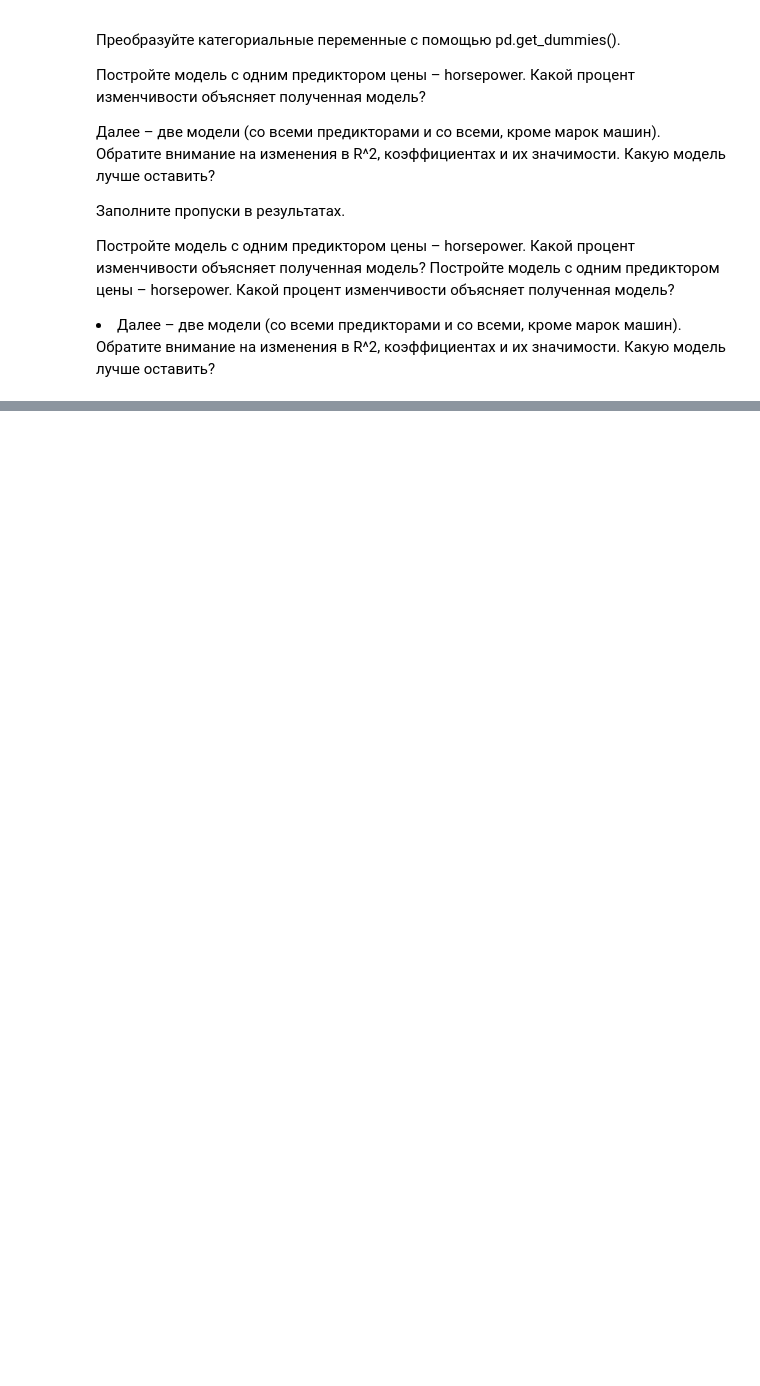
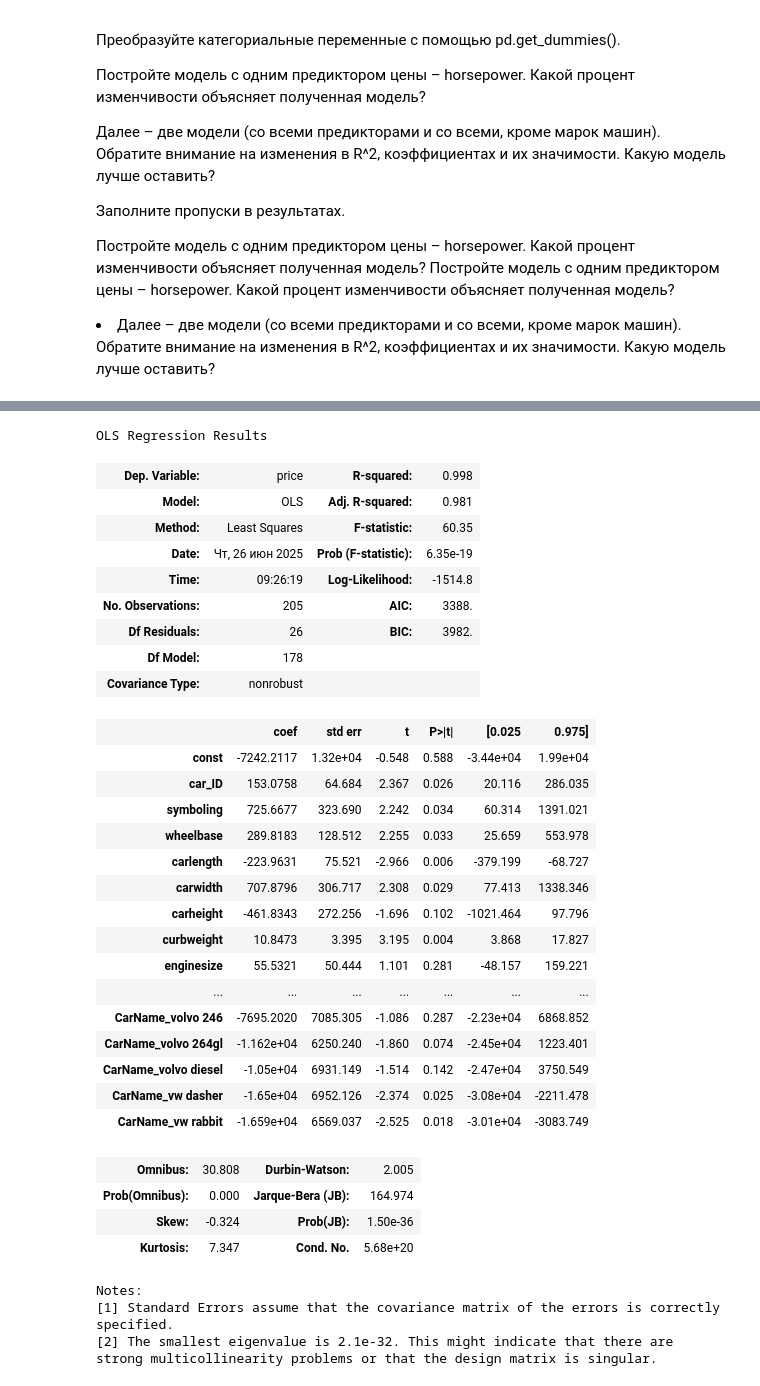
Before and after one commit to m-amirov/karpov.courses, a Jupyter notebook: Statistic/statistic_hw_lesson_7.ipynb, the cells around one changed output, grey strips where cells are left out. Cells and saved outputs as stored; diff of their text form; code cells hidden in the pictures; blank space fills up the shorter version.

```diff
--- a/Statistic/statistic_hw_lesson_7.ipynb
+++ b/Statistic/statistic_hw_lesson_7.ipynb
@@ -22,0 +107,46 @@ df = pd.read_csv("")
+# %%
+df_dummy = pd.get_dummies(data=df, drop_first=True)
+for col in df_dummy.select_dtypes(include='bool').columns:
+    df_dummy[col] = df_dummy[col].map({True: 1, False: 0})
+X = df_dummy.drop(['price'], axis='columns') #предикторы
+y = df_dummy['price'] #целевая переменная
+
+#не забываем про константу
+X = sm.add_constant(X)
+
+sm.OLS(y, X).fit().summary()
+# %% [output]
+OLS Regression Results
+| Dep. Variable: | price | R-squared: | 0.998 |
+| Model: | OLS | Adj. R-squared: | 0.981 |
+| Method: | Least Squares | F-statistic: | 60.35 |
+| Date: | Чт, 26 июн 2025 | Prob (F-statistic): | 6.35e-19 |
+| Time: | 09:26:19 | Log-Likelihood: | -1514.8 |
+| No. Observations: | 205 | AIC: | 3388. |
+| Df Residuals: | 26 | BIC: | 3982. |
+| Df Model: | 178 |  |  |
+| Covariance Type: | nonrobust |  |  |
+|  | coef | std err | t | P>|t| | [0.025 | 0.975] |
+| const | -7242.2117 | 1.32e+04 | -0.548 | 0.588 | -3.44e+04 | 1.99e+04 |
+| car_ID | 153.0758 | 64.684 | 2.367 | 0.026 | 20.116 | 286.035 |
+| symboling | 725.6677 | 323.690 | 2.242 | 0.034 | 60.314 | 1391.021 |
+| wheelbase | 289.8183 | 128.512 | 2.255 | 0.033 | 25.659 | 553.978 |
+| carlength | -223.9631 | 75.521 | -2.966 | 0.006 | -379.199 | -68.727 |
+| carwidth | 707.8796 | 306.717 | 2.308 | 0.029 | 77.413 | 1338.346 |
+| carheight | -461.8343 | 272.256 | -1.696 | 0.102 | -1021.464 | 97.796 |
+| curbweight | 10.8473 | 3.395 | 3.195 | 0.004 | 3.868 | 17.827 |
+| enginesize | 55.5321 | 50.444 | 1.101 | 0.281 | -48.157 | 159.221 |
+| ... | ... | ... | ... | ... | ... | ... |
+| CarName_volvo 246 | -7695.2020 | 7085.305 | -1.086 | 0.287 | -2.23e+04 | 6868.852 |
+| CarName_volvo 264gl | -1.162e+04 | 6250.240 | -1.860 | 0.074 | -2.45e+04 | 1223.401 |
+| CarName_volvo diesel | -1.05e+04 | 6931.149 | -1.514 | 0.142 | -2.47e+04 | 3750.549 |
+| CarName_vw dasher | -1.65e+04 | 6952.126 | -2.374 | 0.025 | -3.08e+04 | -2211.478 |
+| CarName_vw rabbit | -1.659e+04 | 6569.037 | -2.525 | 0.018 | -3.01e+04 | -3083.749 |
+| Omnibus: | 30.808 | Durbin-Watson: | 2.005 |
+| Prob(Omnibus): | 0.000 | Jarque-Bera (JB): | 164.974 |
+| Skew: | -0.324 | Prob(JB): | 1.50e-36 |
+| Kurtosis: | 7.347 | Cond. No. | 5.68e+20 |
+Notes:
+[1] Standard Errors assume that the covariance matrix of the errors is correctly specified.
+[2] The smallest eigenvalue is 2.1e-32. This might indicate that there are
+strong multicollinearity problems or that the design matrix is singular.
```
Also changed, not shown: parts of 13 cells of this notebook, 3 other files.
